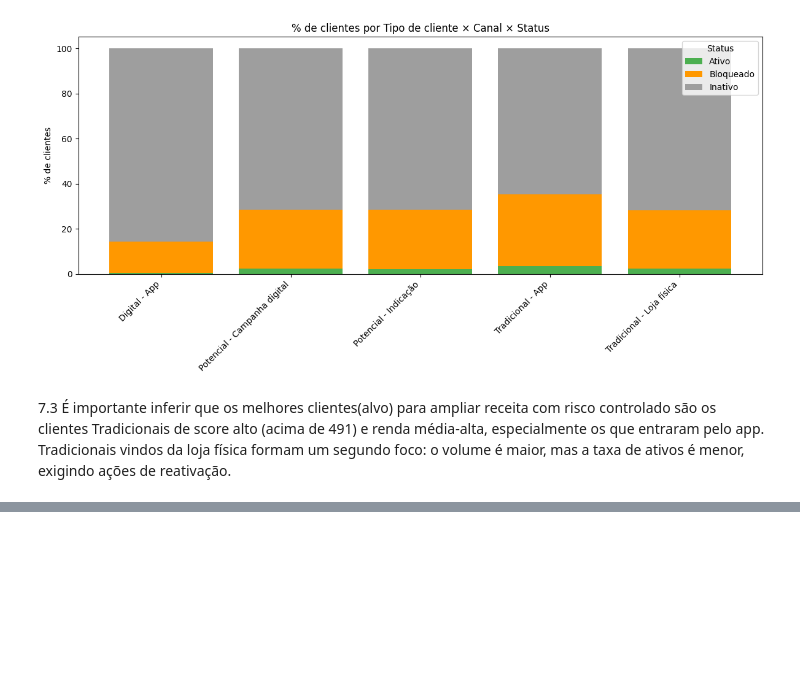
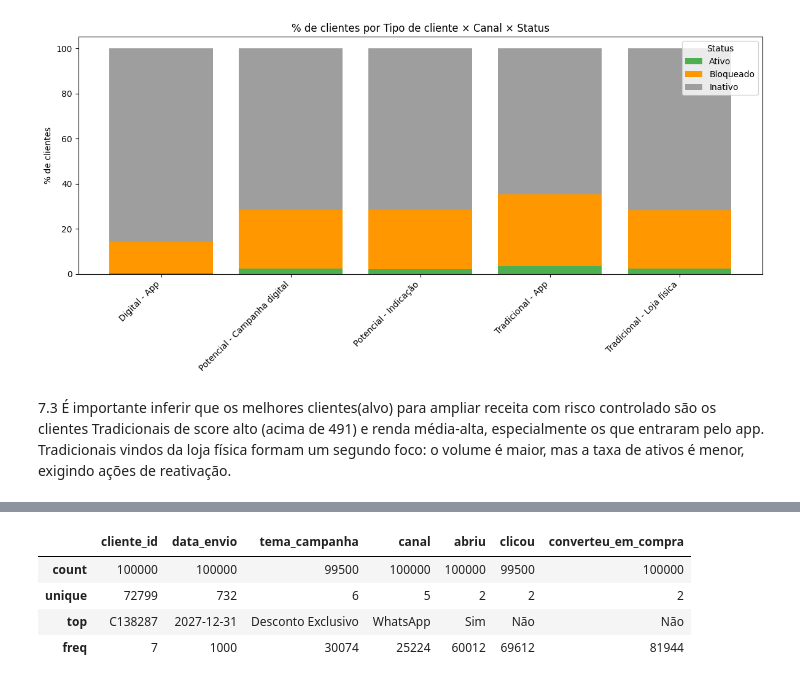
Before and after one commit to mairasantana/desafio-final-neurotech, a Jupyter notebook: analise_de_dados.ipynb, the cells around one changed output, grey strips where cells are left out. Cells and saved outputs as stored; diff of their text form; code cells hidden in the pictures; blank space fills up the shorter version.

```diff
--- a/analise_de_dados.ipynb
+++ b/analise_de_dados.ipynb
@@ -676,0 +700,8 @@ plt.show()
+# %%
+df_campanhas.describe()
+# %% [output]
+|  | cliente_id | data_envio | tema_campanha | canal | abriu | clicou | converteu_em_compra |
+| count | 100000 | 100000 | 99500 | 100000 | 100000 | 99500 | 100000 |
+| unique | 72799 | 732 | 6 | 5 | 2 | 2 | 2 |
+| top | C138287 | 2027-12-31 | Desconto Exclusivo | WhatsApp | Sim | Não | Não |
+| freq | 7 | 1000 | 30074 | 25224 | 60012 | 69612 | 81944 |
```
Also changed, not shown: parts of 15 cells of this notebook.
